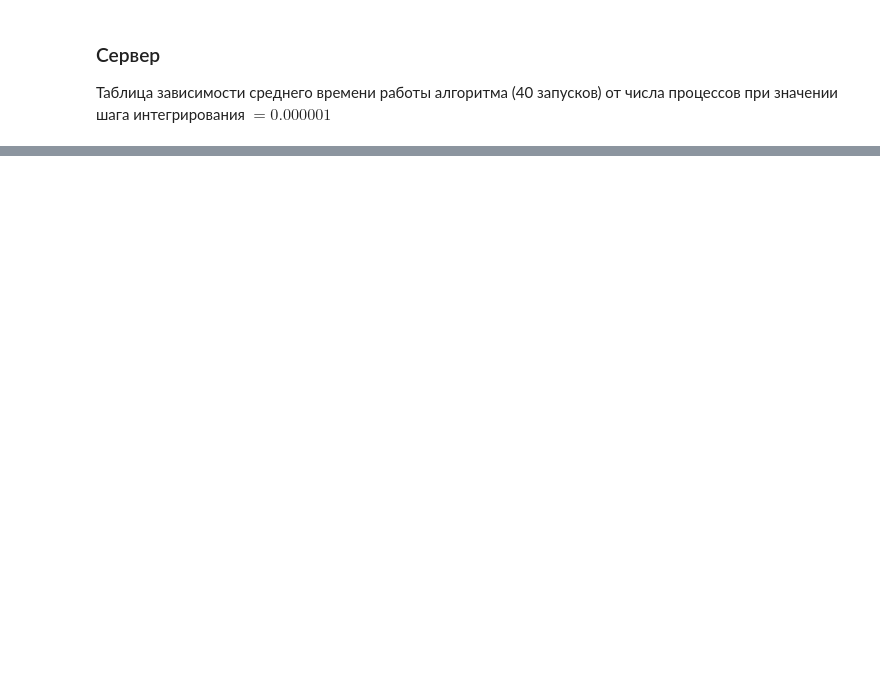
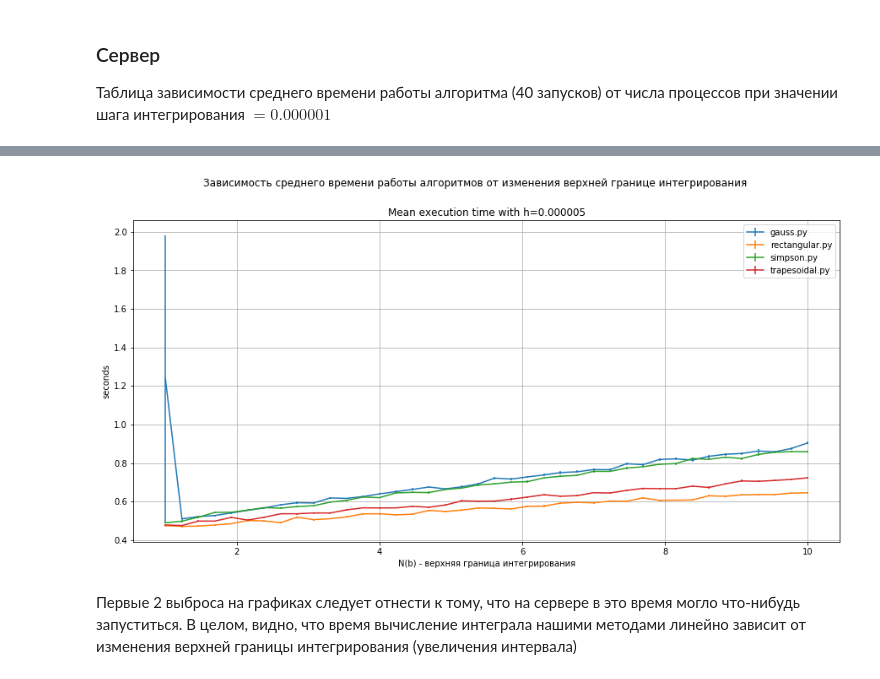
Before and after one commit to Venopacman/mpi_lab, a Jupyter notebook: Отчет о Лабораторной работе. Смирнов Павел.ipynb, the cells around one changed output, grey strips where cells are left out. Drawn from its saved outputs; the diff is of its cells as text; code cells hidden in the pictures; blank space fills up the shorter version.

```diff
--- a/Отчет о Лабораторной работе. Смирнов Павел.ipynb
+++ b/Отчет о Лабораторной работе. Смирнов Павел.ipynb
@@ -187,0 +240,4 @@ plt.show()
+# %%
+sp_server_df = pd.read_csv('sp_experiment_cluster_v2.csv')
+sp_server_df = sp_server_df.groupby(('Algorithm' , 'N(b)')).aggregate({'time':['mean','std']})
+sp_server_df.head()
@@ -187,0 +253,20 @@ plt.show()
+# %%
+fig, ax = plt.subplots(1, 1, figsize=(15,7))
+
+for method in sp_server_df.index.levels[0]:
+#     print(fp_local_df.loc[method])
+    d = sp_server_df.loc[method]
+    ax.errorbar(x=d.index, y=d['time','mean'], yerr=d['time','std'] / np.sqrt(40), label=method)
+
+fig.suptitle('Зависимость среднего времени работы алгоритмов от изменения верхней границе интегрирования')
+ax.set_title('Mean execution time with h=0.000005')
+ax.set_xlabel('N(b) - верхняя граница интегрирования')
+ax.set_ylabel('seconds')
+ax.grid()
+ax.legend()
+
+pass
+# %% [output]
+[figure, added]
+# %% [markdown]
+Первые 2 выброса на графиках следует отнести к тому, что на сервере в это время могло что-нибудь запуститься. В целом, видно, что время вычисление интеграла нашими методами линейно зависит от изменения верхней границы интегрирования (увеличения интервала)
```
Also changed, not shown: parts of 32 cells of this notebook.
